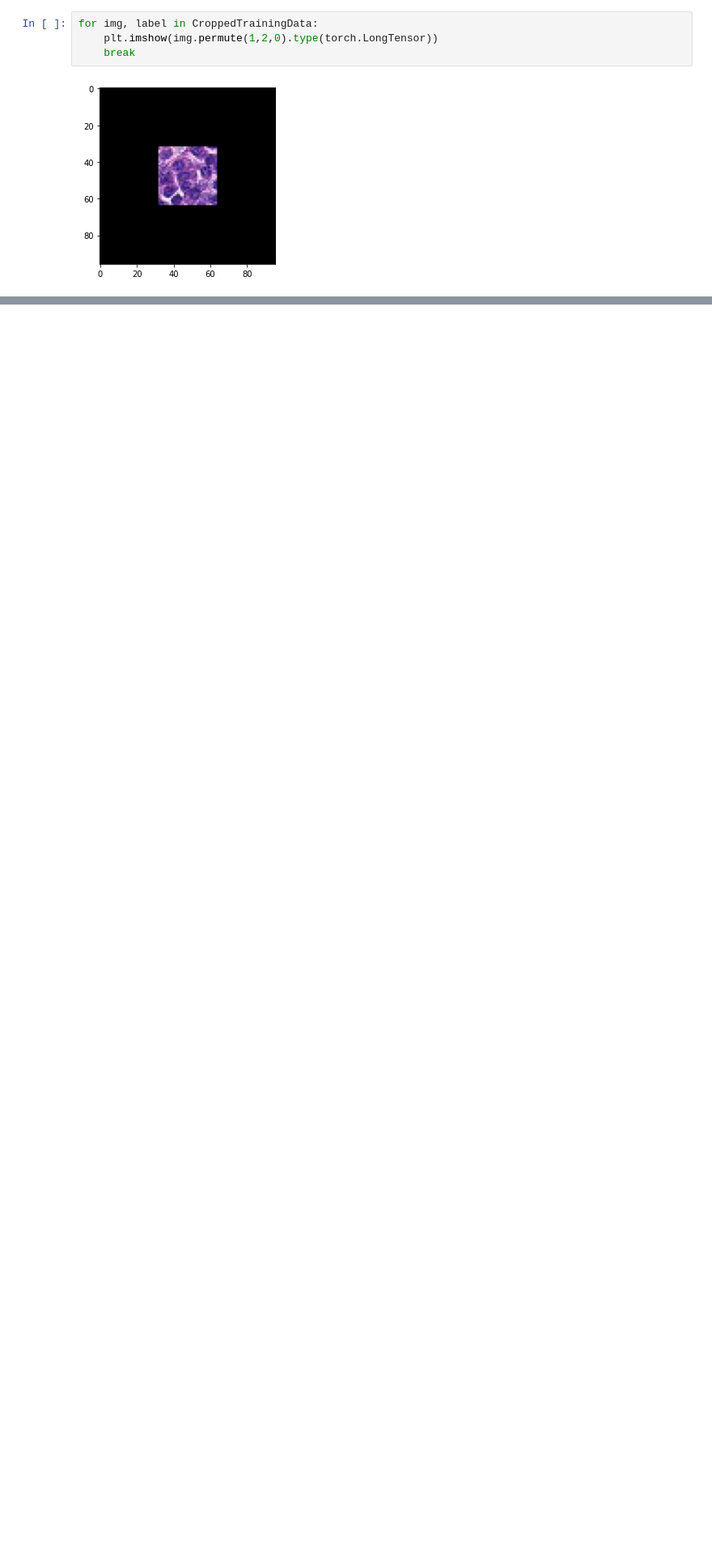
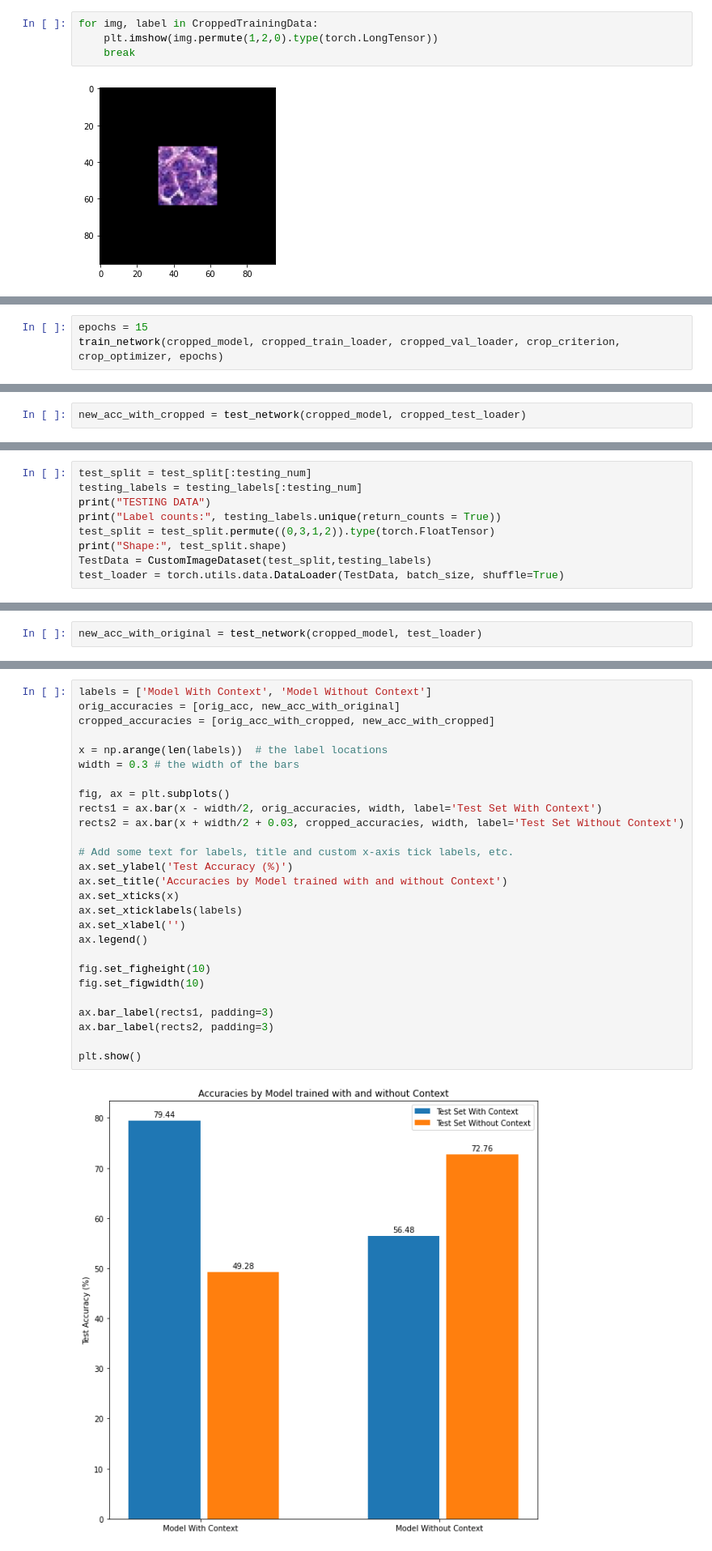
Before and after one commit to waleedrana1/NeuralNetsProject, a Jupyter notebook: Neural_Net_final_project.ipynb, the cells around one changed output, grey strips where cells are left out. Shown at 81% size. Saved outputs shown, nothing was run; the diff lists cells and outputs as text; blank space fills up the shorter version.

```diff
--- a/Neural_Net_final_project.ipynb
+++ b/Neural_Net_final_project.ipynb
@@ -336,0 +370,3 @@ for img, label in CroppedTrainingData:
+# %%
+epochs = 15
+train_network(cropped_model, cropped_train_loader, cropped_val_loader, crop_criterion, crop_optimizer, epochs)
@@ -336,0 +391,2 @@ for img, label in CroppedTrainingData:
+# %%
+new_acc_with_cropped = test_network(cropped_model, cropped_test_loader)
@@ -336,0 +395,9 @@ for img, label in CroppedTrainingData:
+# %%
+test_split = test_split[:testing_num]
+testing_labels = testing_labels[:testing_num]
+print("TESTING DATA")
+print("Label counts:", testing_labels.unique(return_counts = True))
+test_split = test_split.permute((0,3,1,2)).type(torch.FloatTensor)
+print("Shape:", test_split.shape)
+TestData = CustomImageDataset(test_split,testing_labels)
+test_loader = torch.utils.data.DataLoader(TestData, batch_size, shuffle=True)
@@ -336,0 +408,2 @@ for img, label in CroppedTrainingData:
+# %%
+new_acc_with_original = test_network(cropped_model, test_loader)
@@ -336,0 +412,29 @@ for img, label in CroppedTrainingData:
+# %%
+labels = ['Model With Context', 'Model Without Context']
+orig_accuracies = [orig_acc, new_acc_with_original]
+cropped_accuracies = [orig_acc_with_cropped, new_acc_with_cropped]
+
+x = np.arange(len(labels))  # the label locations
+width = 0.3 # the width of the bars
+
+fig, ax = plt.subplots()
+rects1 = ax.bar(x - width/2, orig_accuracies, width, label='Test Set With Context')
+rects2 = ax.bar(x + width/2 + 0.03, cropped_accuracies, width, label='Test Set Without Context')
+
+# Add some text for labels, title and custom x-axis tick labels, etc.
+ax.set_ylabel('Test Accuracy (%)')
+ax.set_title('Accuracies by Model trained with and without Context')
+ax.set_xticks(x)
+ax.set_xticklabels(labels)
+ax.set_xlabel('')
+ax.legend()
+
+fig.set_figheight(10)
+fig.set_figwidth(10)
+
+ax.bar_label(rects1, padding=3)
+ax.bar_label(rects2, padding=3)
+
+plt.show()
+# %% [output]
+[figure, added]
```
Also changed, not shown: parts of 10 cells of this notebook.
